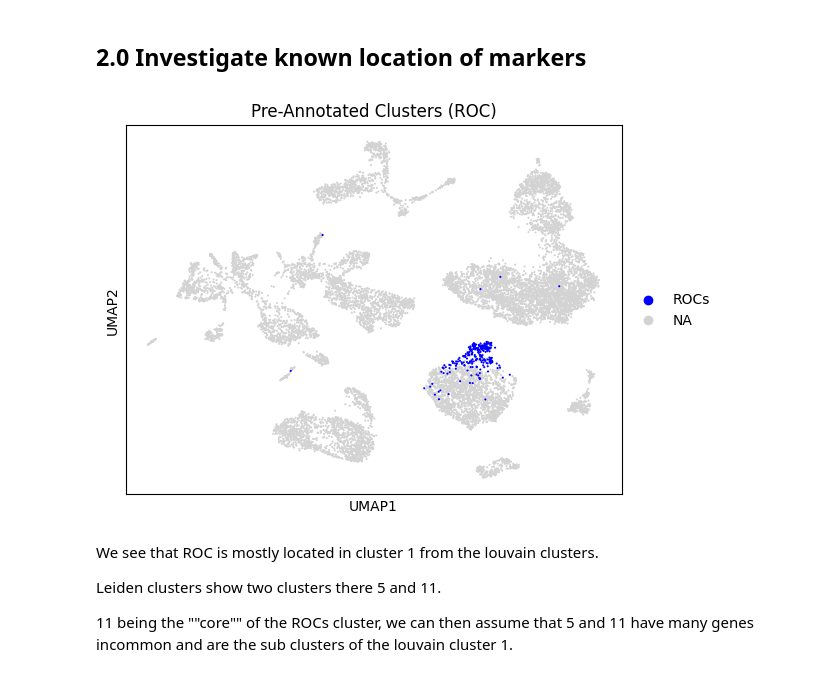
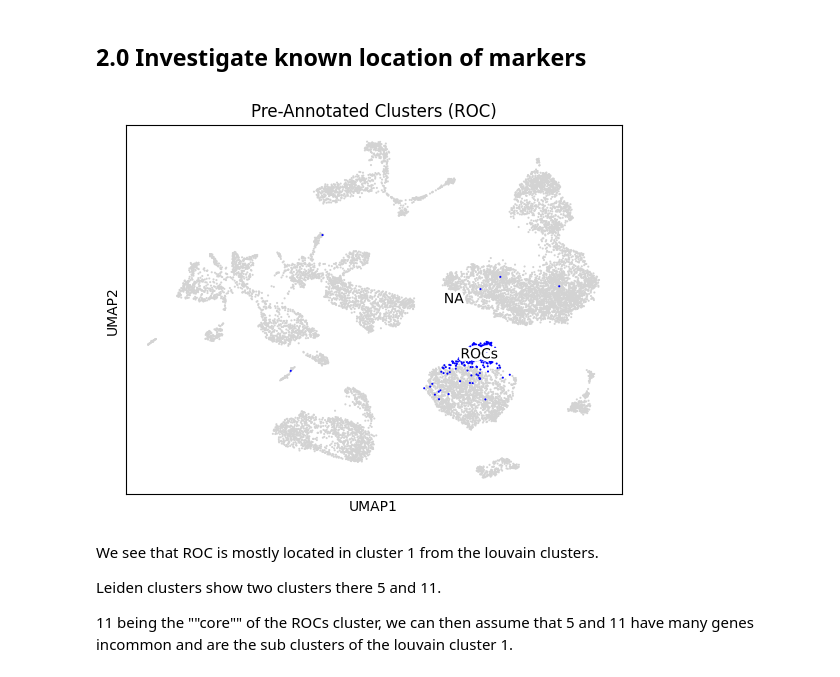
Before and after one commit to Skatturinn/ADS_H1_FROG, a Jupyter notebook: ADS_Frog.ipynb, the cells around one changed output. Saved outputs shown, nothing was run; the diff lists cells and outputs as text; code cells hidden in the pictures.

```diff
--- a/ADS_Frog.ipynb
+++ b/ADS_Frog.ipynb
@@ -325,31 +325,31 @@ louvain Adjusted mutual information (AMI): 0.725
 # %%
 adata_copy.obs['cluster'] = pd.Categorical(adata_copy.obs['cluster'])
 categories = list(adata_copy.obs['cluster'].cat.categories)
 
 colors = ['blue' if c == 'ROCs' else 'grey' for c in categories]
 
 # sanity check (must match)
 assert len(colors) == len(categories), "number of colors must equal number of categories"
 
 # --- store a list (not a dict) at the key "<obs_name>_colors" or "<obs_name>_colors" ---
 # Scanpy looks for adata.uns['cluster_colors'] when plotting the 'cluster' obs.
 adata_copy.uns['cluster_colors'] = colors
 
 sc.pl.umap(adata_copy,
                 color=['cluster'],
                 title=['Pre-Annotated Clusters (ROC)'],
                 show=True,
            groups=['ROCs'],
-          #  legend_loc="on data",
-           legend_fontoutline=1,
+           legend_loc="on data",
+           legend_fontoutline=4,
            legend_fontweight="normal",
             ncols=1
           #  palette=3*['tab20']
             # Explicitly provide palette names instead of None for the first two plots
             # palette=['viridis', 'plasma', cluster_colors]
            )
 # %% [output]
-[figure, old version]
+[figure, new version]
 # %% [markdown]
 We see that ROC is mostly located in cluster 1 from the louvain clusters.
 
```
Also changed, not shown: parts of 9 cells of this notebook, 7 other files.
